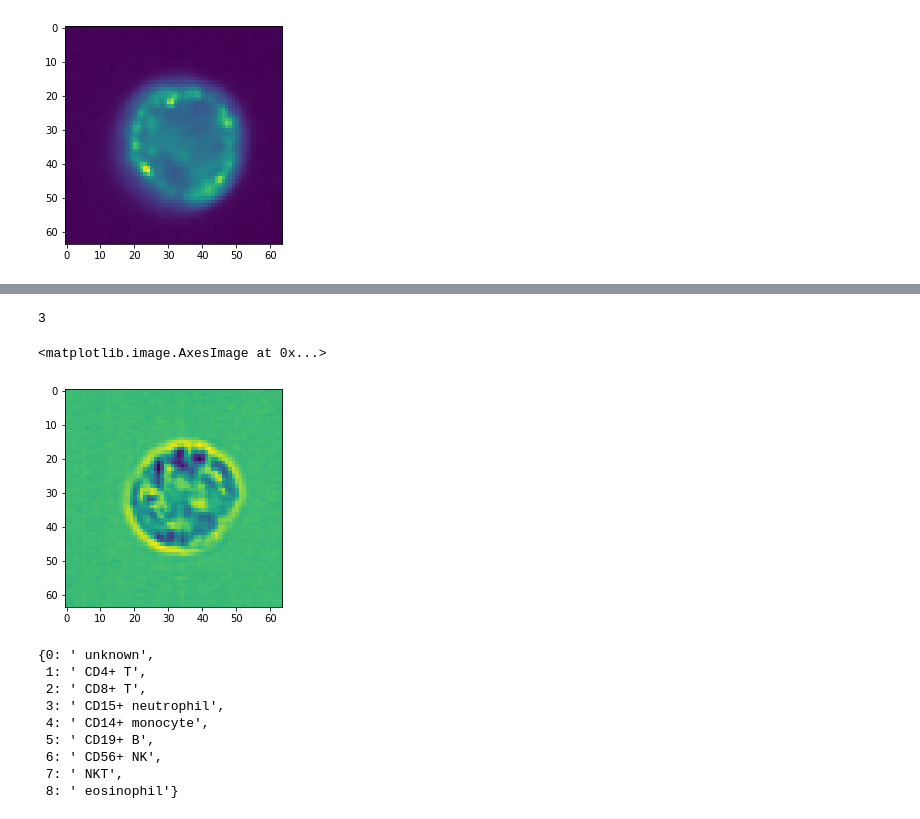
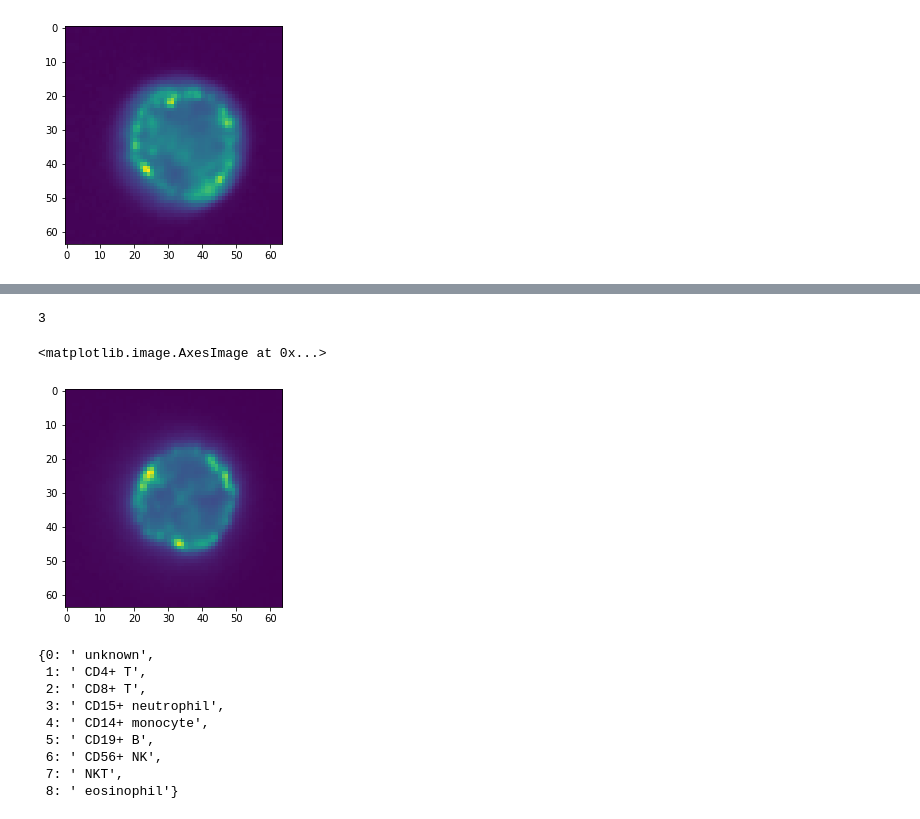
Before and after one commit to aliechoes/interpretable-multichannel-image-analysis, a Jupyter notebook: deep_learning.ipynb, the cells around one changed output, grey strips where cells are left out. Saved outputs shown, nothing was run; the diff lists cells and outputs as text; code cells hidden in the pictures.

```diff
--- a/deep_learning.ipynb
+++ b/deep_learning.ipynb
@@ -427,15 +427,3 @@ class Dataset_Generator(Dataset):
 
 
         return sample
-# %%
-data = h5py.File(h5_file, "r")
-image_original = data.get(str(21043) + "_image")[()]
-h, w = crop_pad_h_w(image_original, 64)
-h1_crop, h2_crop, h1_pad, h2_pad =  h
-w1_crop, w2_crop, w1_pad, w2_pad = w
-image = np.zeros((12 , 64, 64), dtype = np.float64)
-for ch in range(image_original.shape[2]):
-        image_dummy = crop(image_original[:,:,ch], ((h1_crop,h2_crop),(w1_crop,w2_crop)))
-        image_dummy = np.pad(image_dummy, ((h1_pad,h2_pad),(w1_pad,w2_pad)), "edge" )
-        image[ch,:,:] = image_dummy
-image = torch.from_numpy(image.copy())
@@ -475,20 +471,3 @@ plt.imshow(test_dataset[0]["image"][1,:,:])
 3
 <matplotlib.image.AxesImage at 0x...>
 [figure]
-# %%
-#images = torch.empty(0, dtype=torch.float32, device=device)
-mean_per_channel = []
-stds_per_channel = []
-for data in trainloader:
-    indx = (data["object_number"] != -1).reshape(-1)
-    if indx.sum() > 0:
-        inputs = data["image"][indx]
-        inputs = inputs.to(device)
-        inputs = inputs.float()
-        #inputs = images.view(inputs.shape[0], images.size(2),images.size(1), -1)
-        #batch_size = inputs.shape[0]
-        #Tracer()()
-        mean_per_channel.append(inputs.mean(dim=(2,3)).sum(0))
-        stds_per_channel.append(inputs.std(dim=(2,3)).sum(0))
-means = torch.sum(torch.stack(mean_per_channel, axis=0), dim=0) / len(train_dataset)
-stds = torch.sum(torch.stack(stds_per_channel, axis=0), dim=0) / len(train_dataset)
@@ -530,11 +529,11 @@ for j, data in enumerate(validationloader, 1):
 validation_dataset =  Dataset_Generator(h5_file , validation_indx, reshape_size = 64, means=statistics_val["mean"].div_(len(validationloader)), stds=statistics_val["std"].div_(len(validationloader)) )
 # %%
 print(validation_dataset[2]["label"].numpy()[0] )
-plt.imshow(validation_dataset[2]["image"][0,:,:])
+plt.imshow(validation_dataset[2]["image"][1,:,:])
 # %% [output]
 3
 <matplotlib.image.AxesImage at 0x...>
-[figure, old version]
+[figure, new version]
 # %%
 trainloader = DataLoader( train_dataset,
                                 batch_size= batch_size,
```
Also changed, not shown: parts of 41 cells of this notebook, 3 other files.
